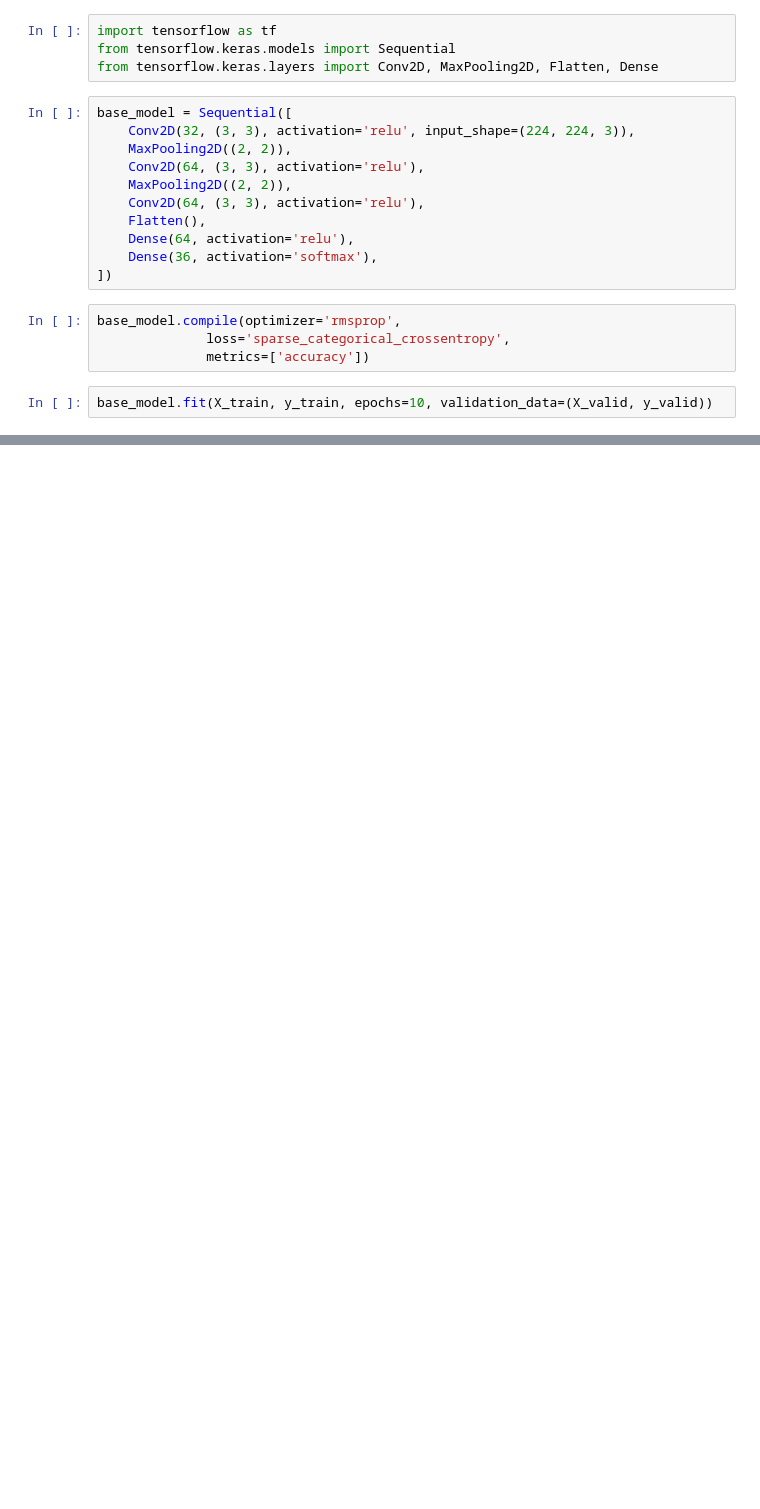
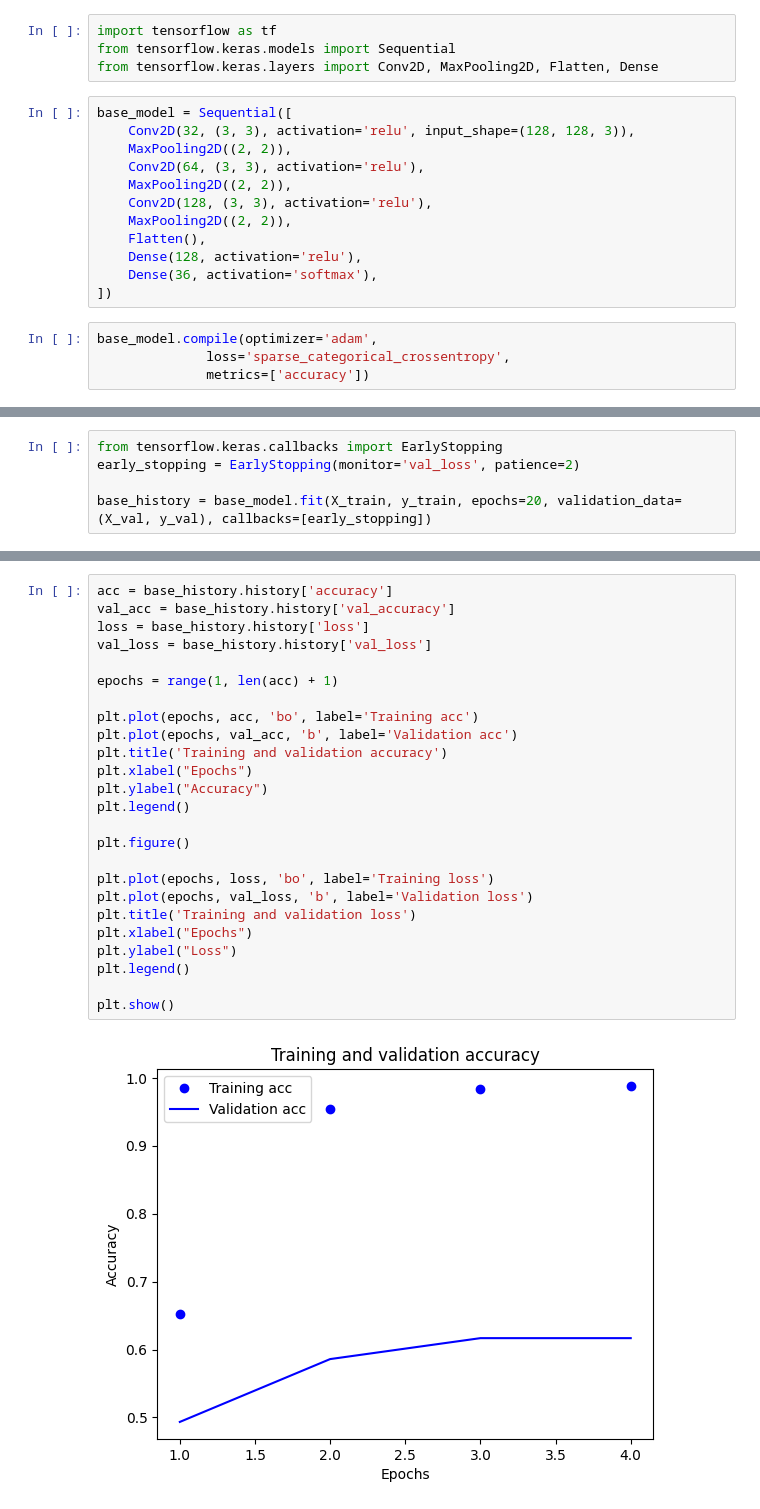
Before and after one commit to MichalinaH/DataScienceStudies, a Jupyter notebook: WUM/asl_image_classification_CNN.ipynb, the cells around one changed output, grey strips where cells are left out. Saved outputs shown, nothing was run; the diff lists cells and outputs as text; blank space fills up the shorter version.

```diff
--- a/WUM/asl_image_classification_CNN.ipynb
+++ b/WUM/asl_image_classification_CNN.ipynb
@@ -94,18 +134,17 @@ from tensorflow.keras.models import Sequential
 from tensorflow.keras.layers import Conv2D, MaxPooling2D, Flatten, Dense
 # %%
 base_model = Sequential([
-    Conv2D(32, (3, 3), activation='relu', input_shape=(224, 224, 3)),
+    Conv2D(32, (3, 3), activation='relu', input_shape=(128, 128, 3)),
     MaxPooling2D((2, 2)),
     Conv2D(64, (3, 3), activation='relu'),
     MaxPooling2D((2, 2)),
-    Conv2D(64, (3, 3), activation='relu'),
+    Conv2D(128, (3, 3), activation='relu'),
+    MaxPooling2D((2, 2)),
     Flatten(),
-    Dense(64, activation='relu'),
+    Dense(128, activation='relu'),
     Dense(36, activation='softmax'),
 ])
 # %%
-base_model.compile(optimizer='rmsprop',
+base_model.compile(optimizer='adam',
               loss='sparse_categorical_crossentropy',
               metrics=['accuracy'])
-# %%
-base_model.fit(X_train, y_train, epochs=10, validation_data=(X_valid, y_valid))
@@ -133,0 +151,5 @@ Epoch 10/10
+# %%
+from tensorflow.keras.callbacks import EarlyStopping
+early_stopping = EarlyStopping(monitor='val_loss', patience=2)
+
+base_history = base_model.fit(X_train, y_train, epochs=20, validation_data=(X_val, y_val), callbacks=[early_stopping])
@@ -133,0 +165,27 @@ Epoch 10/10
+# %%
+acc = base_history.history['accuracy']
+val_acc = base_history.history['val_accuracy']
+loss = base_history.history['loss']
+val_loss = base_history.history['val_loss']
+
+epochs = range(1, len(acc) + 1)
+
+plt.plot(epochs, acc, 'bo', label='Training acc')
+plt.plot(epochs, val_acc, 'b', label='Validation acc')
+plt.title('Training and validation accuracy')
+plt.xlabel("Epochs")
+plt.ylabel("Accuracy")
+plt.legend()
+
+plt.figure()
+
+plt.plot(epochs, loss, 'bo', label='Training loss')
+plt.plot(epochs, val_loss, 'b', label='Validation loss')
+plt.title('Training and validation loss')
+plt.xlabel("Epochs")
+plt.ylabel("Loss")
+plt.legend()
+
+plt.show()
+# %% [output]
+[figure, added]
```
Also changed, not shown: parts of 11 cells of this notebook.
